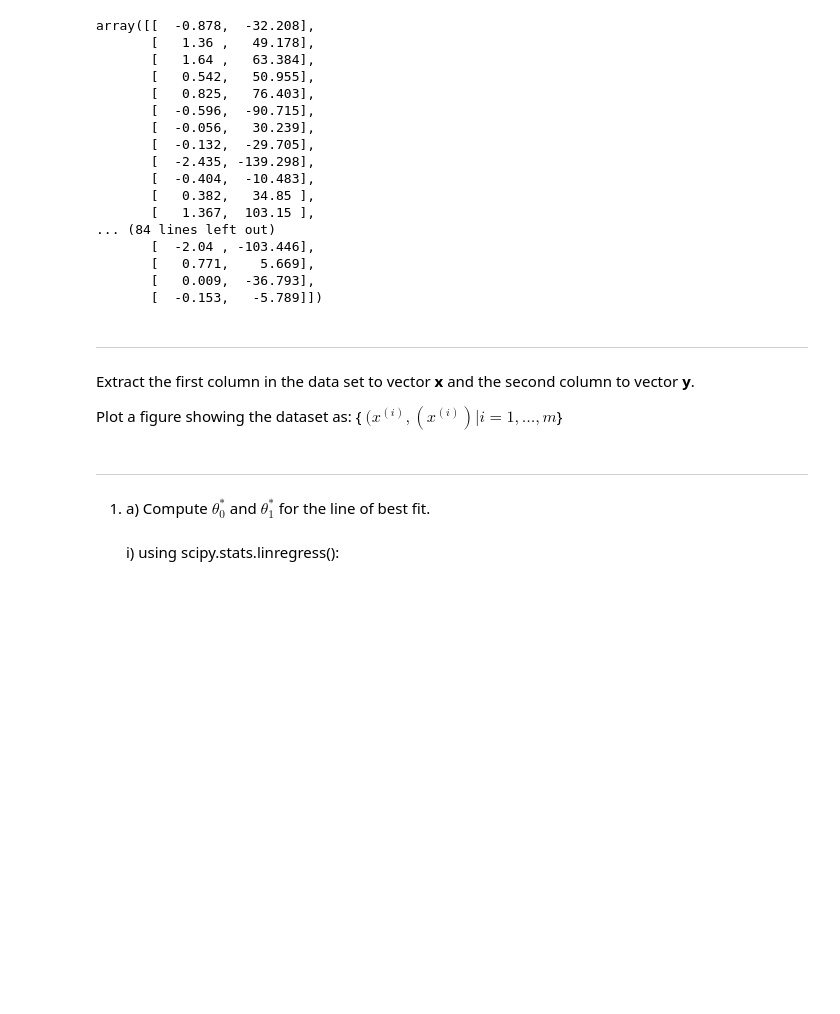
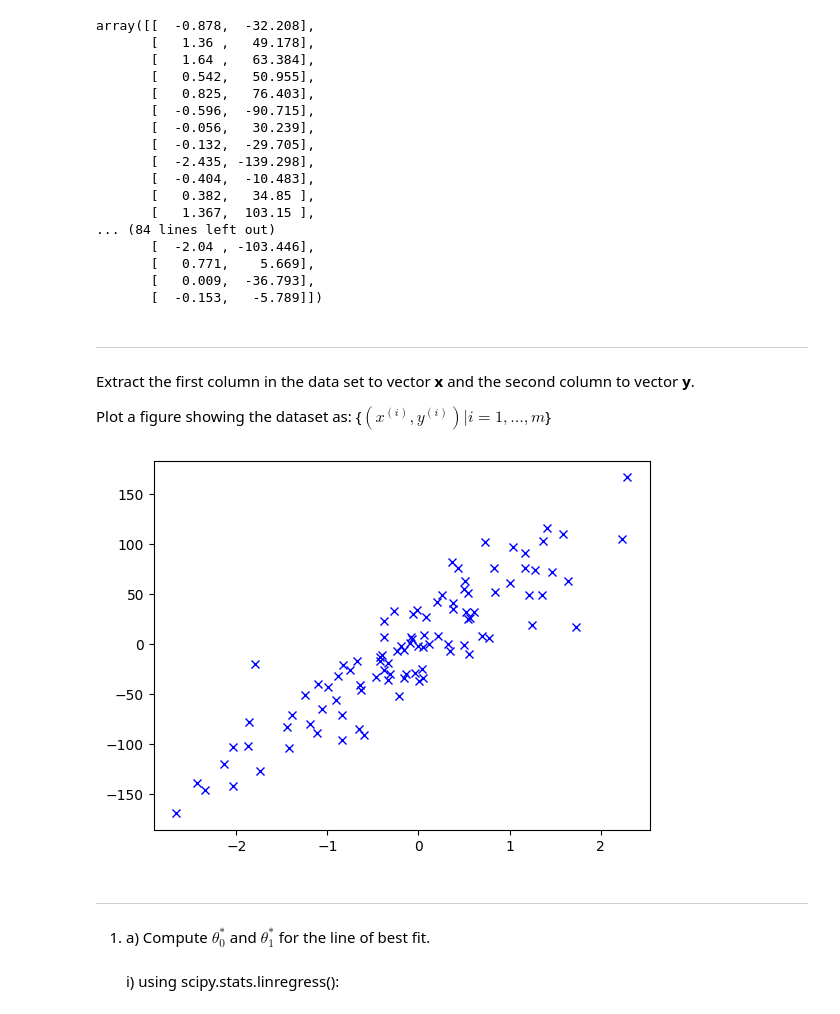
Before and after one commit to Nickurama/Ualg-ML, a Jupyter notebook: lab2/ml_lab2_regression.ipynb, the cells around one changed output. Cells and saved outputs as stored; diff of their text form; code cells hidden in the pictures; blank space fills up the shorter version.

```diff
--- a/lab2/ml_lab2_regression.ipynb
+++ b/lab2/ml_lab2_regression.ipynb
@@ -37,10 +37,15 @@ array([[  -0.878,  -32.208],
 ---
 Extract the first column in the data set to vector **x** and the second column to vector **y**.
 
-Plot a figure showing the dataset as: { $(x^{(i)},(x^{(i)}) | i=1,…, m $}
+Plot a figure showing the dataset as: {$(x^{(i)},y^{(i)}) | i=1,…, m $}
 # %%
 x=data[:,0] # x is the first  column in the data set
 y=data[:,1] # y is the second column in the data set
+
+plt.plot(x, y, "x", color = "blue")
+plt.show()
+# %% [output]
+[figure, added]
 # %% [markdown]
 ---
 1. a) Compute $θ_0^*$ and $θ_1^*$ for the line of best fit. \
```
Also changed, not shown: parts of 21 cells of this notebook, 1 other file.
